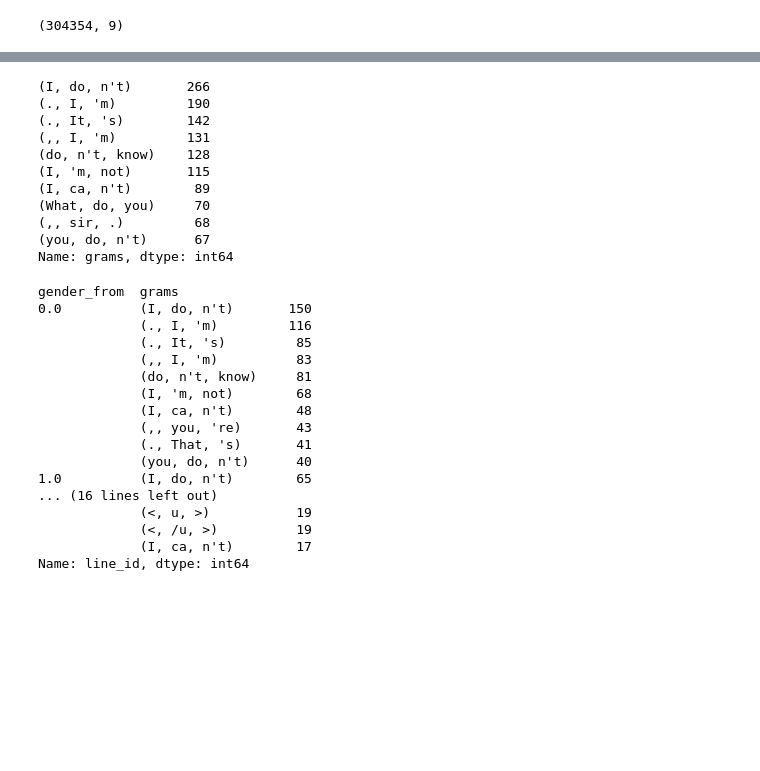
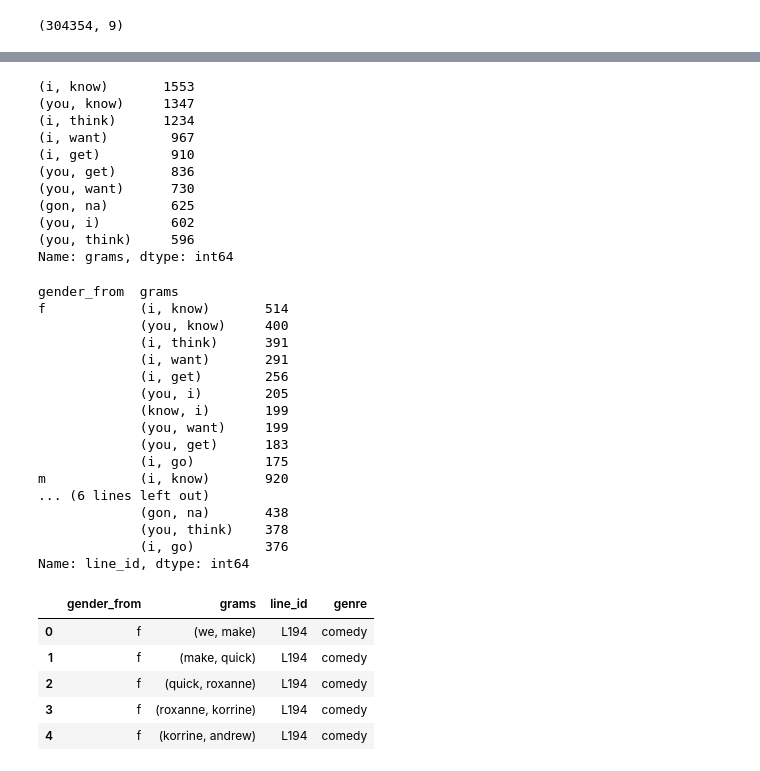
Before and after one commit to nlp-jjer/gender_in_movies, a Jupyter notebook: ngrams_stats.ipynb, the cells around one changed output, grey strips where cells are left out. Drawn from its saved outputs; the diff is of its cells as text; code cells hidden in the pictures; blank space fills up the shorter version.

```diff
--- a/ngrams_stats.ipynb
+++ b/ngrams_stats.ipynb
@@ -122,36 +71,40 @@ trigrams = grams_df(text[:10000],3)
 # %%
-trigrams['grams'].value_counts()[:10]
+bigrams['grams'].value_counts()[:10]
 # %% [output]
-(I, do, n't)       266
-(., I, 'm)         190
-(., It, 's)        142
-(,, I, 'm)         131
-(do, n't, know)    128
-(I, 'm, not)       115
-(I, ca, n't)        89
-(What, do, you)     70
-(,, sir, .)         68
-(you, do, n't)      67
+(i, know)       1553
+(you, know)     1347
+(i, think)      1234
+(i, want)        967
+(i, get)         910
+(you, get)       836
+(you, want)      730
+(gon, na)        625
+(you, i)         602
+(you, think)     596
 Name: grams, dtype: int64
 # %%
-grouped = trigrams.groupby(['gender_from', 'grams']).count()
+# remove unknown gender
+bigrams = bigrams[bigrams['gender_from'] != '?']
+
+# get counts
+grouped = bigrams.groupby(['gender_from', 'grams']).count()
 g = grouped['line_id'].groupby(level=0, group_keys=False).apply(lambda x: x.sort_values(ascending=False).head(10))
 g
 # %% [output]
 gender_from  grams
-0.0          (I, do, n't)       150
-             (., I, 'm)         116
-             (., It, 's)         85
-             (,, I, 'm)          83
-             (do, n't, know)     81
-             (I, 'm, not)        68
-             (I, ca, n't)        48
-             (,, you, 're)       43
-             (., That, 's)       41
-             (you, do, n't)      40
-1.0          (I, do, n't)        65
-... (16 lines left out)
-             (<, u, >)           19
-             (<, /u, >)          19
-             (I, ca, n't)        17
+f            (i, know)       514
+             (you, know)     400
+             (i, think)      391
+             (i, want)       291
+             (i, get)        256
+             (you, i)        205
+             (know, i)       199
+             (you, want)     199
+             (you, get)      183
+             (i, go)         175
+m            (i, know)       920
+... (6 lines left out)
+             (gon, na)       438
+             (you, think)    378
+             (i, go)         376
 Name: line_id, dtype: int64
@@ -157,0 +113,9 @@ Name: line_id, dtype: int64
+# %%
+bigrams_genre.head()
+# %% [output]
+|  | gender_from | grams | line_id | genre |
+| 0 | f | (we, make) | L194 | comedy |
+| 1 | f | (make, quick) | L194 | comedy |
+| 2 | f | (quick, roxanne) | L194 | comedy |
+| 3 | f | (roxanne, korrine) | L194 | comedy |
+| 4 | f | (korrine, andrew) | L194 | comedy |
```
Also changed, not shown: parts of 12 cells of this notebook.
